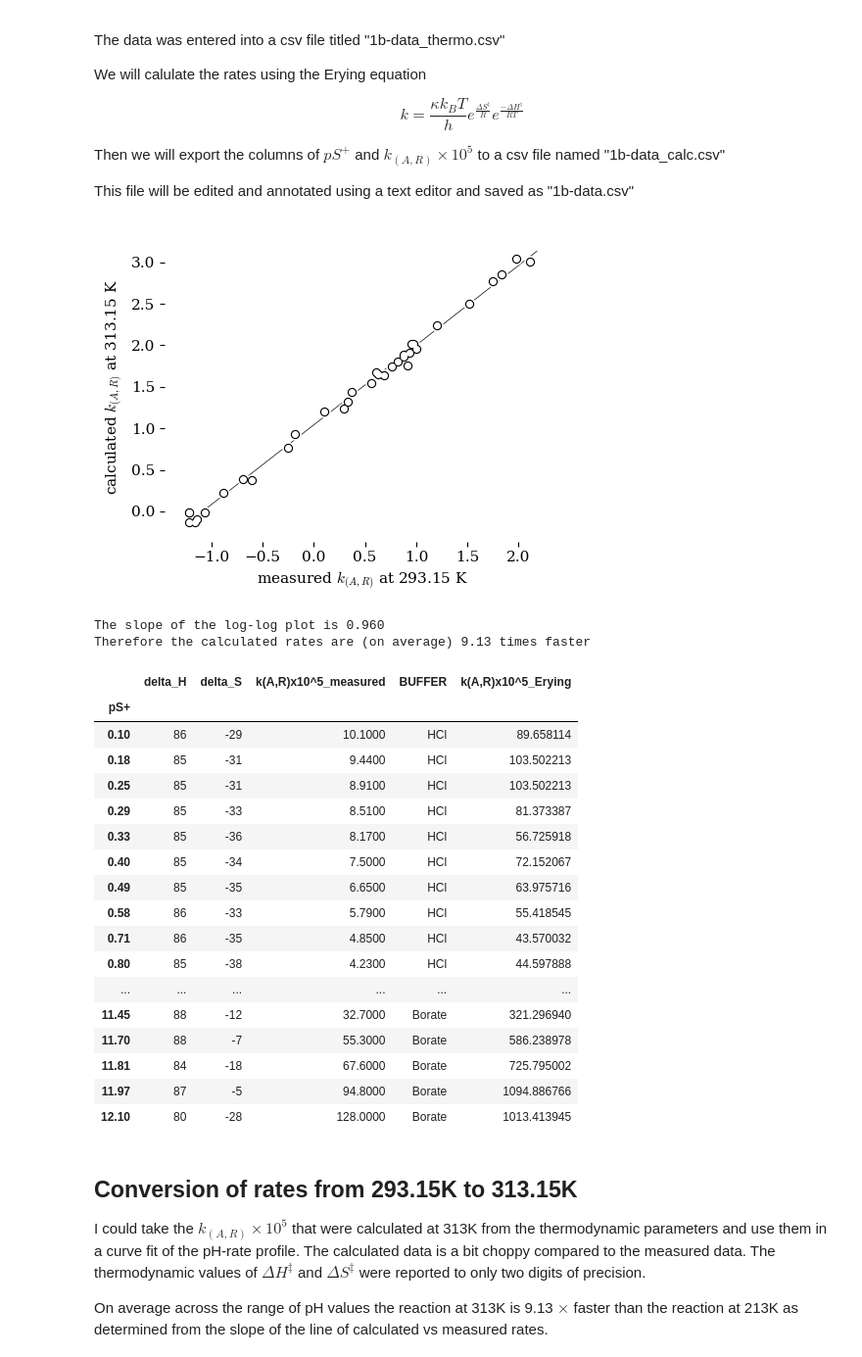
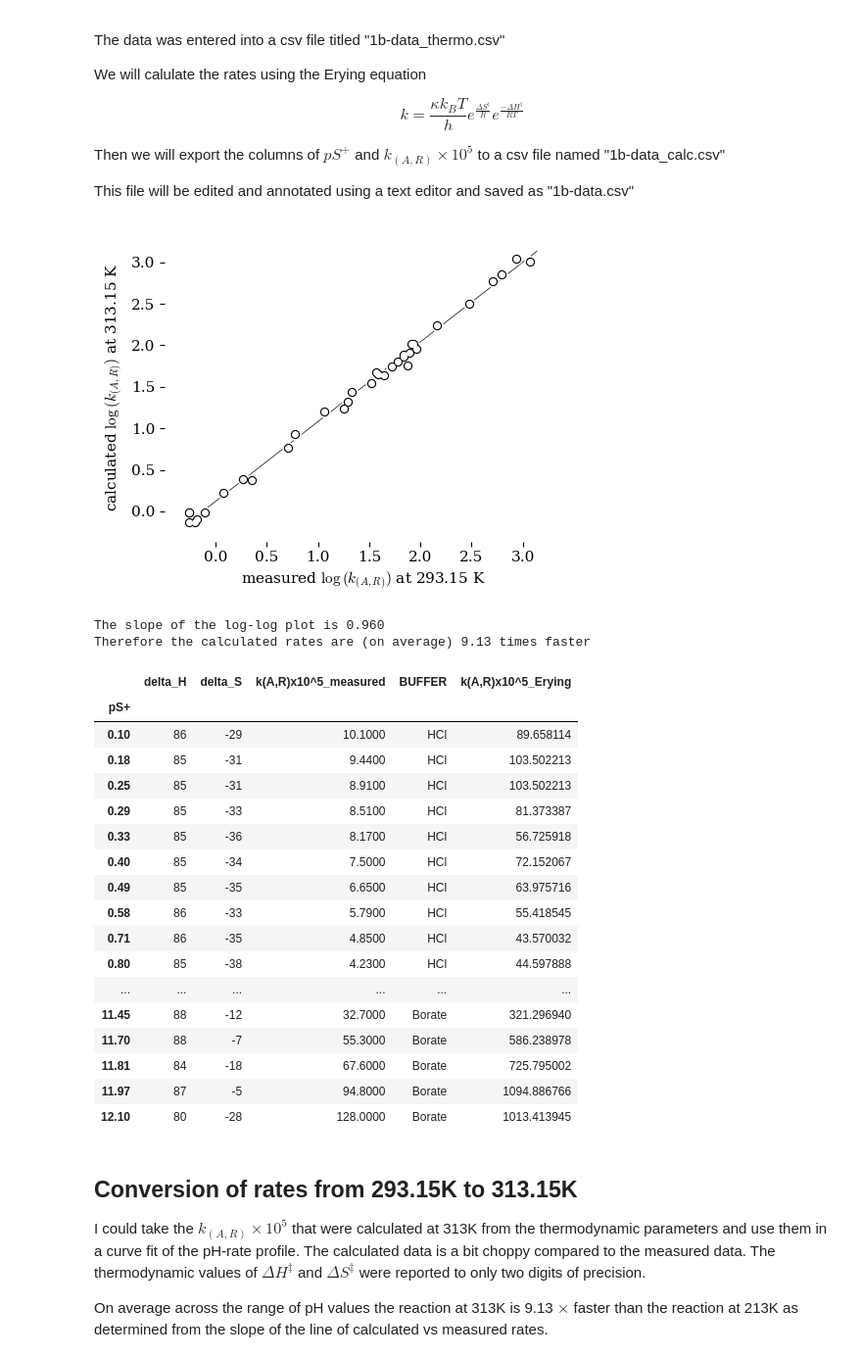
Before and after one commit to blinkletter/4410PythonNotebooks, a Jupyter notebook: Class_23/23-1b_calculator.ipynb, the cells around one changed output. Shown at 98% size. Cells and saved outputs as stored; diff of their text form; code cells hidden in the pictures.

```diff
--- a/Class_23/23-1b_calculator.ipynb
+++ b/Class_23/23-1b_calculator.ipynb
@@ -64,7 +64,7 @@ df.rename(columns={"k(A,R)x10^5":"k(A,R)x10^5_measured"}, inplace = True)
 df["k(A,R)x10^5_Erying"] = (kappa * kB * T / h) * np.exp(delta_S / R) * np.exp(-delta_H / (R * T)) * 1E5
 
 ### Pull x and y data from the dataframe
-x = np.log10(df["k(A,R)x10^5_measured"])
+x = np.log10(df["k(A,R)x10^5_measured"] * 9.13)
 y = np.log10(df["k(A,R)x10^5_Erying"])
 
 ##############################################################
@@ -97,36 +97,36 @@ fig, ax = plt.subplots(nrows=1, ncols=1, figsize=(5,4))
 
 ### Set margins around the plot (ax)
 ax.margins(x=.07, y=.07, tight=True)
 
 ### Set axis labels and ranges for the plot (ax)
 ax.set(
 #    title="None",
-          ylabel=r"calculated $k_{(A,R)}$ at 313.15 K",
-          xlabel=r"measured $k_{(A,R)}$ at 293.15 K",
+          ylabel=r"calculated $\log{(k_{(A,R)})}$ at 313.15 K",
+          xlabel=r"measured $\log{(k_{(A,R)})}$ at 293.15 K",
 #          xlim=[-.9,.9],
 #          ylim=[-3.7,-2.7]
          )
 
 ### Plot the line fit. (zorder = 3 will be in front of zorder = 1)
 ax.plot(x1, fity, color='black', zorder=1, linewidth=0.5)
 
 ### Plot the data as a series of stacked data points to create
 ### the appearance of open circles with a white margin
 ax.scatter(x,y, s=64, color="white", marker='o', zorder=3)
 ax.scatter(x,y, s=32, color="black", marker='o', zorder=3)
 ax.scatter(x,y, s=16, color="white", marker='o', zorder=3)
 
 ### Save the figure containing the plot and show the plot in this notebook]
 fig.savefig("plot_1b_calc.pdf")   # use this to save the figure in PDF format
 plt.show()
 
 ### Display the results
 print(f"The slope of the log-log plot is {slope:0.3f}")
 print(f"Therefore the calculated rates are (on average) {10**slope:0.2f} times faster")
 
 display(df)
 # %% [output]
-[figure, old version]
+[figure, new version]
 The slope of the log-log plot is 0.960
 Therefore the calculated rates are (on average) 9.13 times faster
 |  | delta_H | delta_S | k(A,R)x10^5_measured | BUFFER | k(A,R)x10^5_Erying |
```
Also changed, not shown: parts of 3 cells of this notebook, 1 other file.
